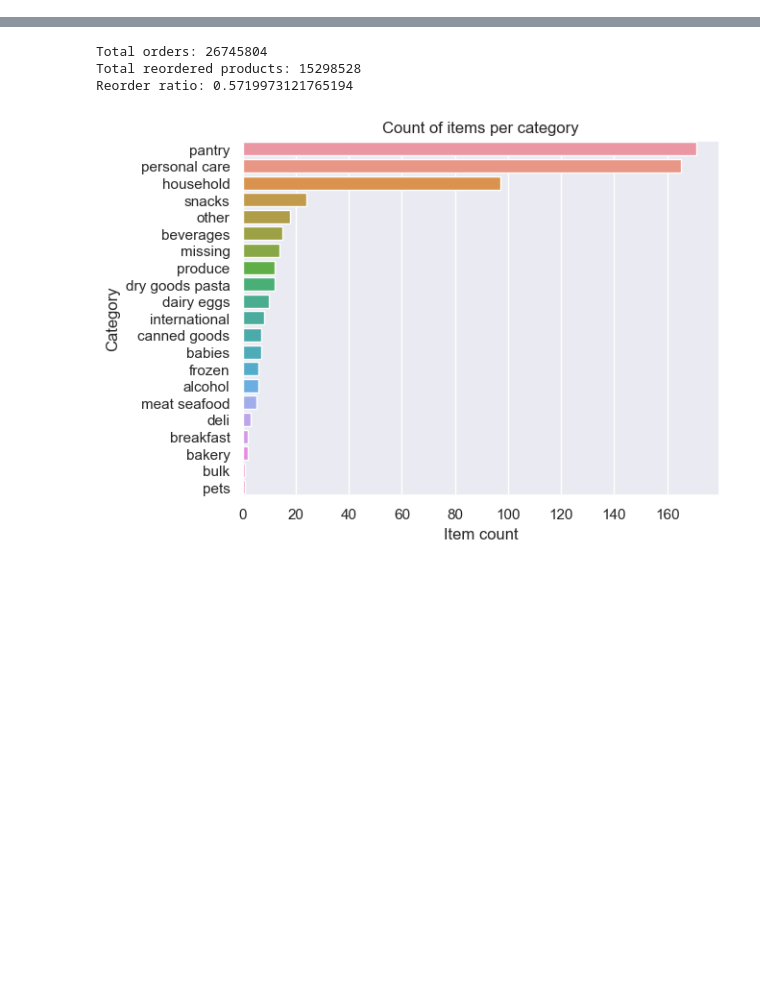
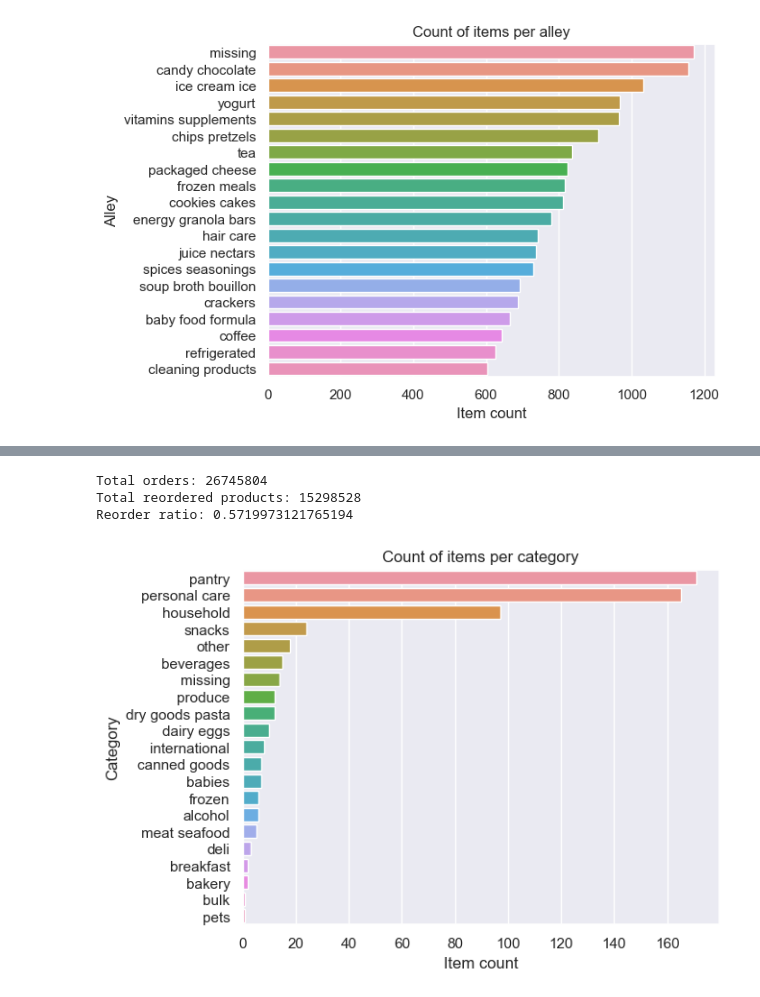
Before and after one commit to tomasz-beton/business-hackathon, a Jupyter notebook: data_exploration.ipynb, the cells around one changed output, grey strips where cells are left out. Drawn from its saved outputs; the diff is of its cells as text; code cells hidden in the pictures; blank space fills up the shorter version.

```diff
--- a/data_exploration.ipynb
+++ b/data_exploration.ipynb
@@ -185,0 +72,7 @@ plt.show()
+# %%
+ax = sns.countplot(y='alley', data=items_data, order=items_data['alley'].value_counts().iloc[:20].index)
+plt.title('Count of items per alley')
+ax.set(xlabel='Item count', ylabel='Alley')
+plt.show()
+# %% [output]
+[figure, added]
```
Also changed, not shown: parts of 41 cells of this notebook.
